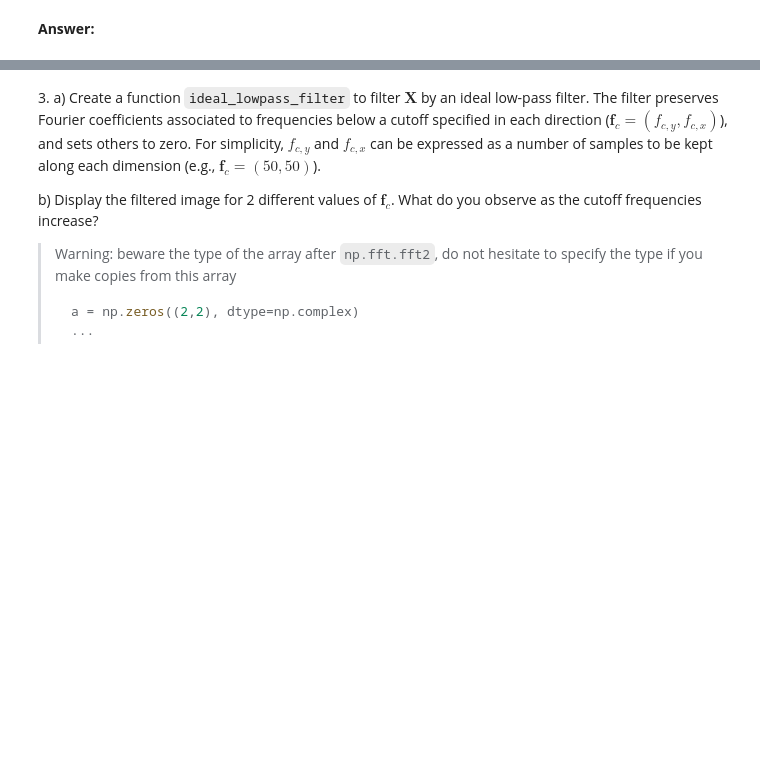
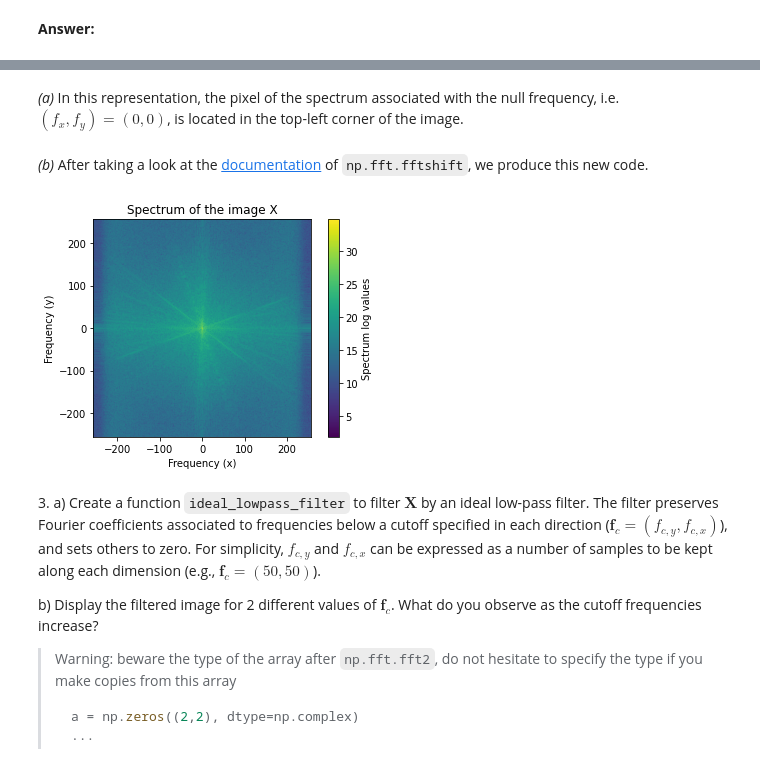
Before and after one commit to azagal952/sdi_python, a Jupyter notebook: Labs/Lab3/lab3.ipynb, the cells around one changed output, grey strips where cells are left out. Cells and saved outputs as stored; diff of their text form; code cells hidden in the pictures; blank space fills up the shorter version.

```diff
--- a/Labs/Lab3/lab3.ipynb
+++ b/Labs/Lab3/lab3.ipynb
@@ -247,3 +270,25 @@ b) Take a look at the documentation of `np.fft.fftshift`. Use it to ensure that
+# %% [markdown]
+_(a)_ In this representation, the pixel of the spectrum associated with the null frequency, i.e. $(f_x,f_y) = (0,0)$, is located in the top-left corner of the image.
+# %% [markdown]
+_(b)_ After taking a look at the [documentation](https://numpy.org/devdocs/reference/generated/numpy.fft.fftshift.html) of `np.fft.fftshift`, we produce this new code.
+# %%
+FS = np.fft.fftshift(F)
+spectrum = np.power(np.abs(FS),2) # Energy of the FFT
+spectrum_log = np.log1p(spectrum) # +1 to prevent from 0 values
+
+# Let's compute the extents
+Nx,Ny = X.size
+fx_max = Nx/2
+fy_max = Ny/2
+
+plt.imshow(spectrum_log, extent=[-fx_max,fx_max,-fy_max,fy_max])
+plt.colorbar(label='Spectrum log values')
+plt.title('Spectrum of the image X')
+plt.xlabel('Frequency (x)')
+plt.ylabel('Frequency (y)')
+plt.show()
+# %% [output]
+[figure, added]
 # %% [markdown]
 3\.
     a) Create a function `ideal_lowpass_filter` to filter $\mathbf{X}$ by an ideal low-pass filter. The filter preserves Fourier coefficients associated to frequencies below a cutoff specified in each direction ($\mathbf{f}_c = (f_{c,y}, f_{c,x})$), and sets others to zero. For simplicity, $f_{c,y}$ and $f_{c,x}$ can be expressed as a number of samples to be kept along each dimension (e.g., $\mathbf{f}_c = (50,50)$).
```
Also changed, not shown: parts of 6 cells of this notebook.
